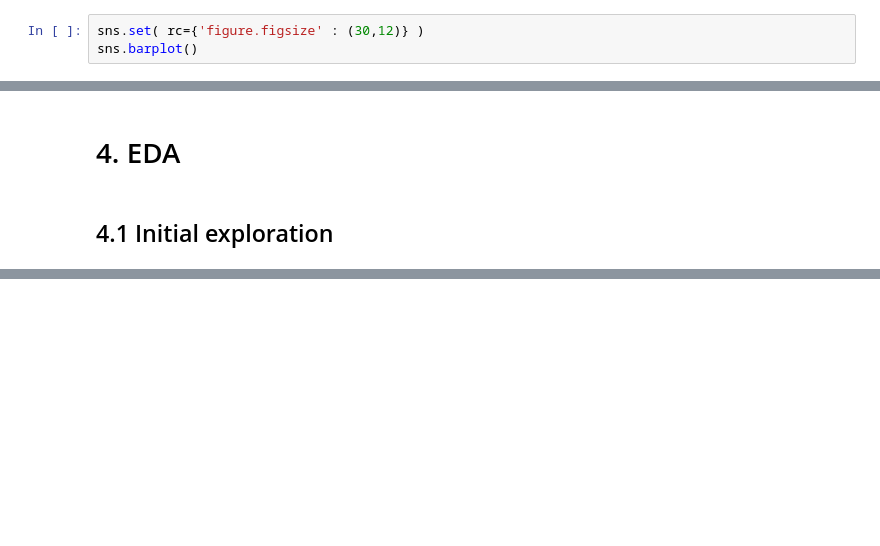
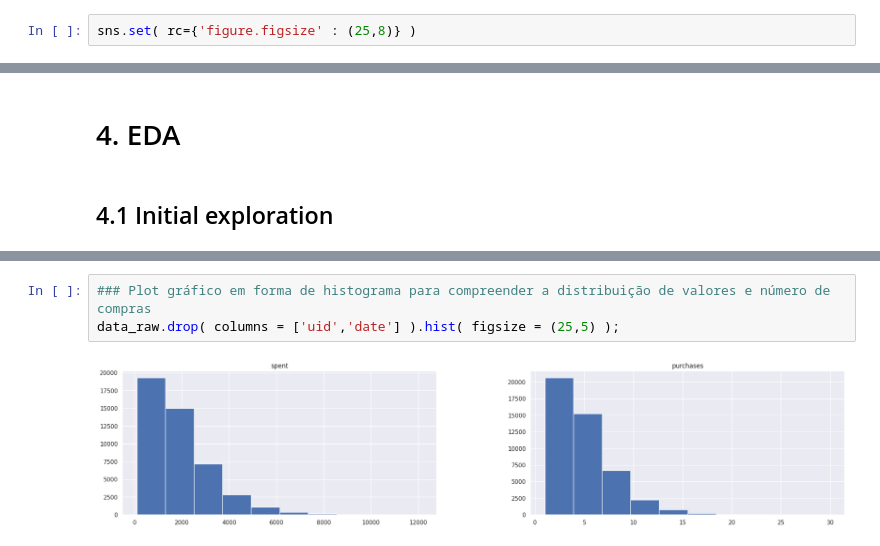
Before and after one commit to rsantosluan/ABTesting_EH, a Jupyter notebook: jnotebooks/EDA.ipynb, the cells around one changed output, grey strips where cells are left out. Cells and saved outputs as stored; diff of their text form; blank space fills up the shorter version.

```diff
--- a/jnotebooks/EDA.ipynb
+++ b/jnotebooks/EDA.ipynb
@@ -12,5 +19,4 @@ from datetime import datetime
 # %% [markdown]
 ## 2.1 Settings
 # %%
-sns.set( rc={'figure.figsize' : (30,12)} )
-sns.barplot()
+sns.set( rc={'figure.figsize' : (25,8)} )
@@ -65,0 +79,5 @@ display( f'Testes iniciados {data_raw.date.min().strftime( "%d/%m/%Y" )} e finda
+# %%
+### Plot gráfico em forma de histograma para compreender a distribuição de valores e número de compras
+data_raw.drop( columns = ['uid','date'] ).hist( figsize = (25,5) );
+# %% [output]
+[figure, added]
```
Also changed, not shown: parts of 13 cells of this notebook, 9 other files.
